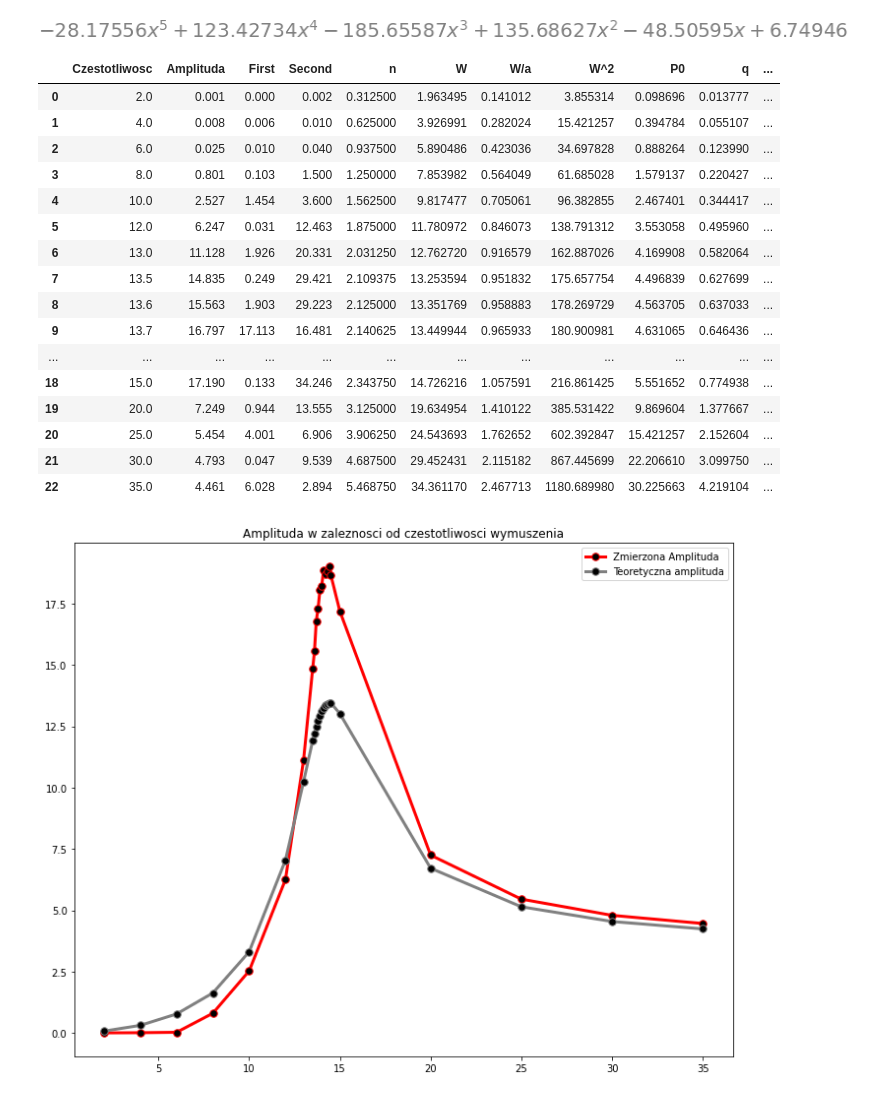
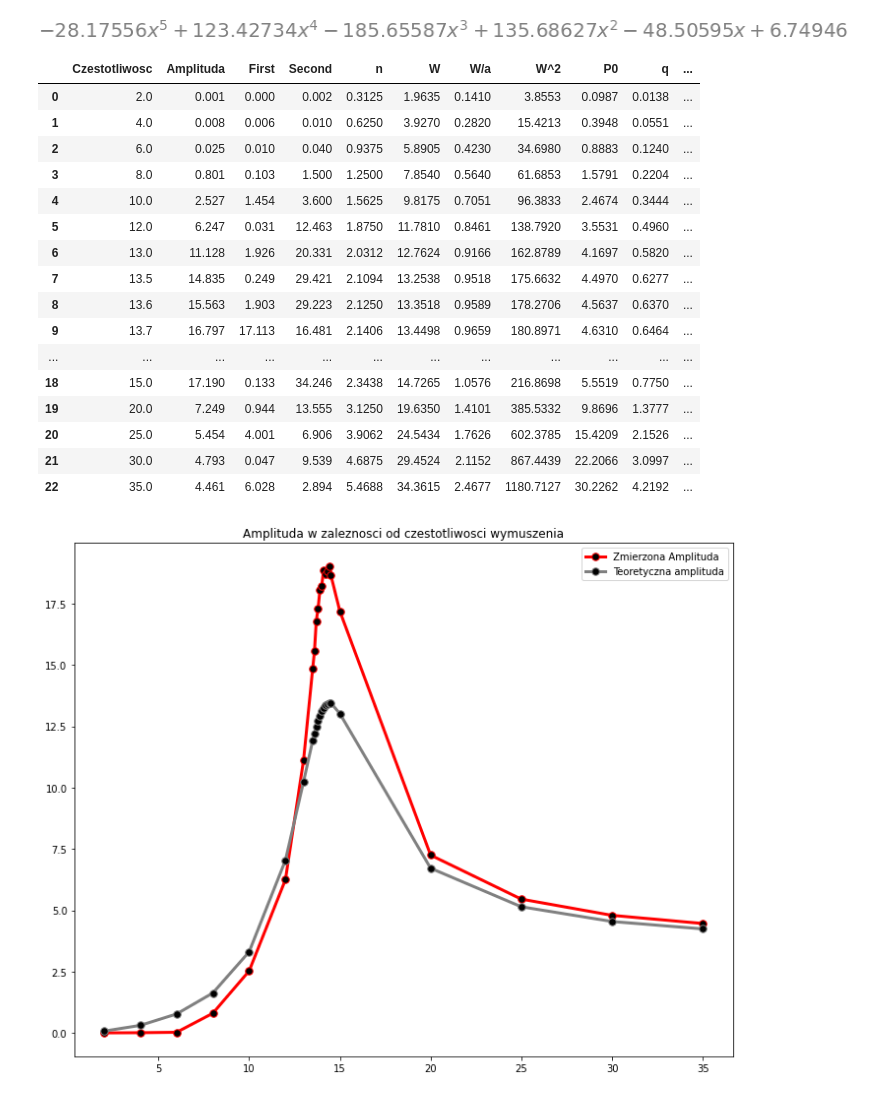
Before and after one commit to NotSirius-A/mechanika, a Jupyter notebook: mechanika.ipynb, the cells around one changed output. Drawn from its saved outputs; the diff is of its cells as text; code cells hidden in the pictures.

```diff
--- a/mechanika.ipynb
+++ b/mechanika.ipynb
@@ -100,39 +100,39 @@ sp.Poly(reversed(wspolczynniki),x).as_expr()
 # %%
 df_wymuszone = pd.read_csv("drgania_wymuszone.csv")
 z = 6400
 me = 0.0256
 df_wymuszone['Amplituda'] = [round((x+y)/2,3) for x,y in zip(df_wymuszone['First'], df_wymuszone['Second'])]
 
-df_wymuszone["n"] = [f*1000/z for f in df_wymuszone["Czestotliwosc"]]
-df_wymuszone["W"] = [2*pi*n for n in df_wymuszone["n"]]
-df_wymuszone["W/a"] = [W/a for W in df_wymuszone["W"]]
-df_wymuszone["W^2"] = [W**2 for W in df_wymuszone["W"]]
-df_wymuszone["P0"] = [me*W for W in df_wymuszone["W^2"]]
-df_wymuszone["q"] = [P0/m for P0 in df_wymuszone["P0"]]
-df_wymuszone["A"] = [1000*q/abs(a**2-W**2) for q, W in zip(df_wymuszone["q"], df_wymuszone["W"])]
-df_wymuszone["Ad"] = [1000*q/(((((a**2)-(W**2))**2)+4*(h**2)*(W**2))**0.5) for q, W in zip(df_wymuszone["q"], df_wymuszone["W"])]
-
+df_wymuszone["n"] = [round(f*1000/z,3) for f in df_wymuszone["Czestotliwosc"]]
+df_wymuszone["W"] = [round(2*pi*n,3) for n in df_wymuszone["n"]]
+df_wymuszone["W/a"] = [round(W/a,3) for W in df_wymuszone["W"]]
+df_wymuszone["W^2"] = [round(W**2,3) for W in df_wymuszone["W"]]
+df_wymuszone["P0"] = [round(me*W,3) for W in df_wymuszone["W^2"]]
+df_wymuszone["q"] = [round(P0/m,3) for P0 in df_wymuszone["P0"]]
+df_wymuszone["A"] = [round(1000*q/abs(a**2-W**2),3) for q, W in zip(df_wymuszone["q"], df_wymuszone["W"])]
+df_wymuszone["Ad"] = [round(1000*q/(((((a**2)-(W**2))**2)+4*(h**2)*(W**2))**0.5),3) for q, W in zip(df_wymuszone["q"], df_wymuszone["W"])]
 
 df_wymuszone.to_csv("wymuszone_obliczone.csv", index=False)
+
 df_wymuszone.head(n=100)
 # %% [output]
 |  | Czestotliwosc | Amplituda | First | Second | n | W | W/a | W^2 | P0 | q | ... |
-| 0 | 2.0 | 0.001 | 0.000 | 0.002 | 0.312500 | 1.963495 | 0.141012 | 3.855314 | 0.098696 | 0.013777 | ... |
-| 1 | 4.0 | 0.008 | 0.006 | 0.010 | 0.625000 | 3.926991 | 0.282024 | 15.421257 | 0.394784 | 0.055107 | ... |
-| 2 | 6.0 | 0.025 | 0.010 | 0.040 | 0.937500 | 5.890486 | 0.423036 | 34.697828 | 0.888264 | 0.123990 | ... |
-| 3 | 8.0 | 0.801 | 0.103 | 1.500 | 1.250000 | 7.853982 | 0.564049 | 61.685028 | 1.579137 | 0.220427 | ... |
-| 4 | 10.0 | 2.527 | 1.454 | 3.600 | 1.562500 | 9.817477 | 0.705061 | 96.382855 | 2.467401 | 0.344417 | ... |
-| 5 | 12.0 | 6.247 | 0.031 | 12.463 | 1.875000 | 11.780972 | 0.846073 | 138.791312 | 3.553058 | 0.495960 | ... |
-| 6 | 13.0 | 11.128 | 1.926 | 20.331 | 2.031250 | 12.762720 | 0.916579 | 162.887026 | 4.169908 | 0.582064 | ... |
-| 7 | 13.5 | 14.835 | 0.249 | 29.421 | 2.109375 | 13.253594 | 0.951832 | 175.657754 | 4.496839 | 0.627699 | ... |
-| 8 | 13.6 | 15.563 | 1.903 | 29.223 | 2.125000 | 13.351769 | 0.958883 | 178.269729 | 4.563705 | 0.637033 | ... |
-| 9 | 13.7 | 16.797 | 17.113 | 16.481 | 2.140625 | 13.449944 | 0.965933 | 180.900981 | 4.631065 | 0.646436 | ... |
+| 0 | 2.0 | 0.001 | 0.000 | 0.002 | 0.3125 | 1.9635 | 0.1410 | 3.8553 | 0.0987 | 0.0138 | ... |
+| 1 | 4.0 | 0.008 | 0.006 | 0.010 | 0.6250 | 3.9270 | 0.2820 | 15.4213 | 0.3948 | 0.0551 | ... |
+| 2 | 6.0 | 0.025 | 0.010 | 0.040 | 0.9375 | 5.8905 | 0.4230 | 34.6980 | 0.8883 | 0.1240 | ... |
+| 3 | 8.0 | 0.801 | 0.103 | 1.500 | 1.2500 | 7.8540 | 0.5640 | 61.6853 | 1.5791 | 0.2204 | ... |
+| 4 | 10.0 | 2.527 | 1.454 | 3.600 | 1.5625 | 9.8175 | 0.7051 | 96.3833 | 2.4674 | 0.3444 | ... |
+| 5 | 12.0 | 6.247 | 0.031 | 12.463 | 1.8750 | 11.7810 | 0.8461 | 138.7920 | 3.5531 | 0.4960 | ... |
+| 6 | 13.0 | 11.128 | 1.926 | 20.331 | 2.0312 | 12.7624 | 0.9166 | 162.8789 | 4.1697 | 0.5820 | ... |
+| 7 | 13.5 | 14.835 | 0.249 | 29.421 | 2.1094 | 13.2538 | 0.9518 | 175.6632 | 4.4970 | 0.6277 | ... |
+| 8 | 13.6 | 15.563 | 1.903 | 29.223 | 2.1250 | 13.3518 | 0.9589 | 178.2706 | 4.5637 | 0.6370 | ... |
+| 9 | 13.7 | 16.797 | 17.113 | 16.481 | 2.1406 | 13.4498 | 0.9659 | 180.8971 | 4.6310 | 0.6464 | ... |
 | ... | ... | ... | ... | ... | ... | ... | ... | ... | ... | ... | ... |
-| 18 | 15.0 | 17.190 | 0.133 | 34.246 | 2.343750 | 14.726216 | 1.057591 | 216.861425 | 5.551652 | 0.774938 | ... |
-| 19 | 20.0 | 7.249 | 0.944 | 13.555 | 3.125000 | 19.634954 | 1.410122 | 385.531422 | 9.869604 | 1.377667 | ... |
-| 20 | 25.0 | 5.454 | 4.001 | 6.906 | 3.906250 | 24.543693 | 1.762652 | 602.392847 | 15.421257 | 2.152604 | ... |
-| 21 | 30.0 | 4.793 | 0.047 | 9.539 | 4.687500 | 29.452431 | 2.115182 | 867.445699 | 22.206610 | 3.099750 | ... |
-| 22 | 35.0 | 4.461 | 6.028 | 2.894 | 5.468750 | 34.361170 | 2.467713 | 1180.689980 | 30.225663 | 4.219104 | ... |
+| 18 | 15.0 | 17.190 | 0.133 | 34.246 | 2.3438 | 14.7265 | 1.0576 | 216.8698 | 5.5519 | 0.7750 | ... |
+| 19 | 20.0 | 7.249 | 0.944 | 13.555 | 3.1250 | 19.6350 | 1.4101 | 385.5332 | 9.8696 | 1.3777 | ... |
+| 20 | 25.0 | 5.454 | 4.001 | 6.906 | 3.9062 | 24.5434 | 1.7626 | 602.3785 | 15.4209 | 2.1526 | ... |
+| 21 | 30.0 | 4.793 | 0.047 | 9.539 | 4.6875 | 29.4524 | 2.1152 | 867.4439 | 22.2066 | 3.0997 | ... |
+| 22 | 35.0 | 4.461 | 6.028 | 2.894 | 5.4688 | 34.3615 | 2.4677 | 1180.7127 | 30.2262 | 4.2192 | ... |
 # %%
 fig, ax = plt.subplots()
 x = df_wymuszone["Czestotliwosc"]
```
Also changed, not shown: 1 other file.
